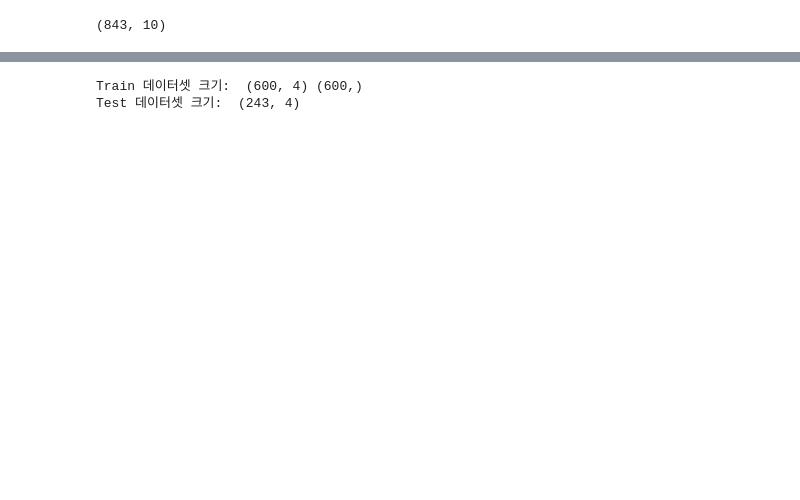
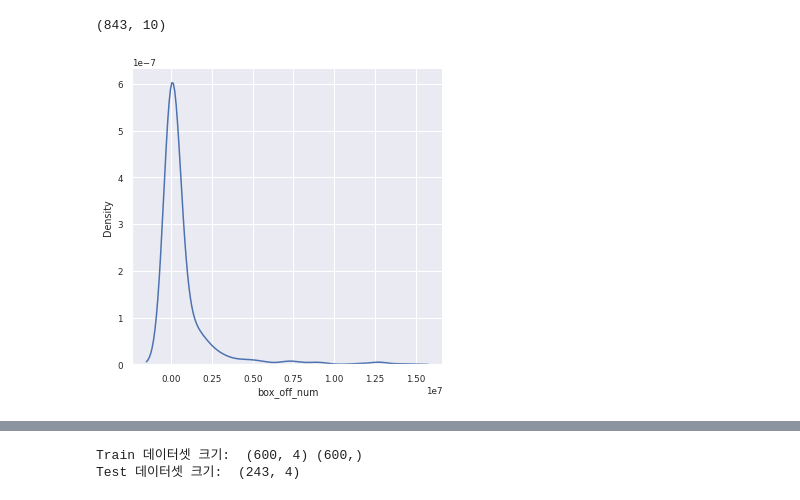
Before and after one commit to gnbhub/gnb_2022_1_Ai_team2, a Jupyter notebook: week5/changbeom5.ipynb, the cells around one changed output, grey strips where cells are left out. Cells and saved outputs as stored; diff of their text form; code cells hidden in the pictures; blank space fills up the shorter version.

```diff
--- a/week5/changbeom5.ipynb
+++ b/week5/changbeom5.ipynb
@@ -145,3 +178,9 @@ data = pd.concat([train, test], axis = 0)
 print(data.shape)
 # %% [output]
 (843, 10)
+# %%
+sns.displot(x = 'box_off_num', kind='kde',
+            data = data[data['TrainSplit']=='Train'])
+plt.show()
+# %% [output]
+[figure, added]
```
Also changed, not shown: parts of 33 cells of this notebook.
